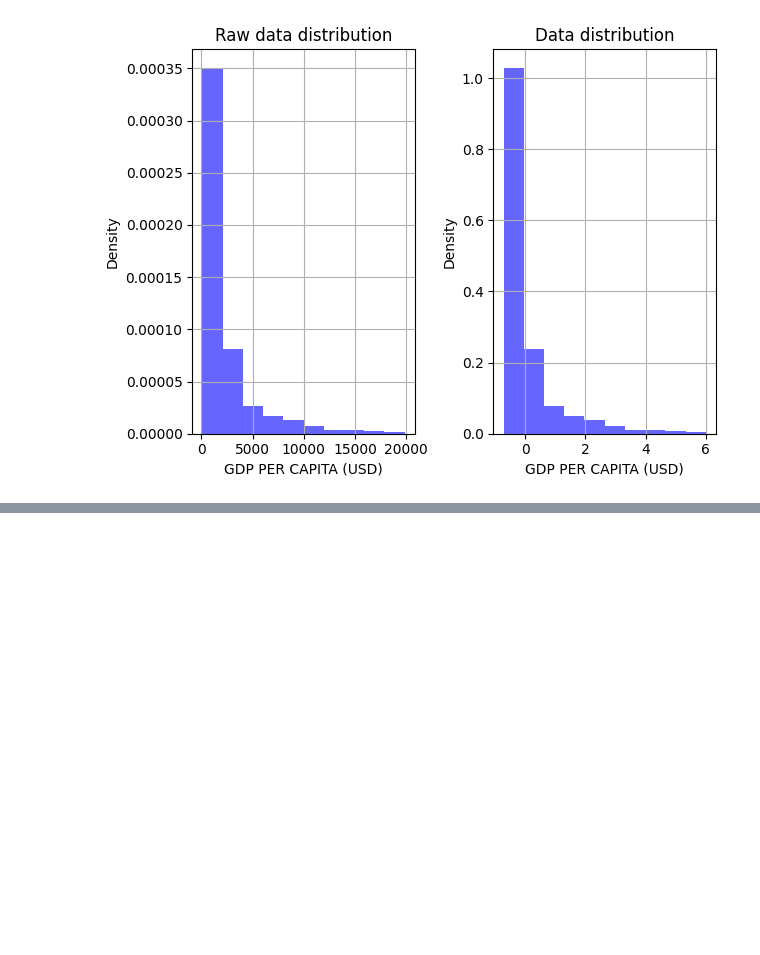
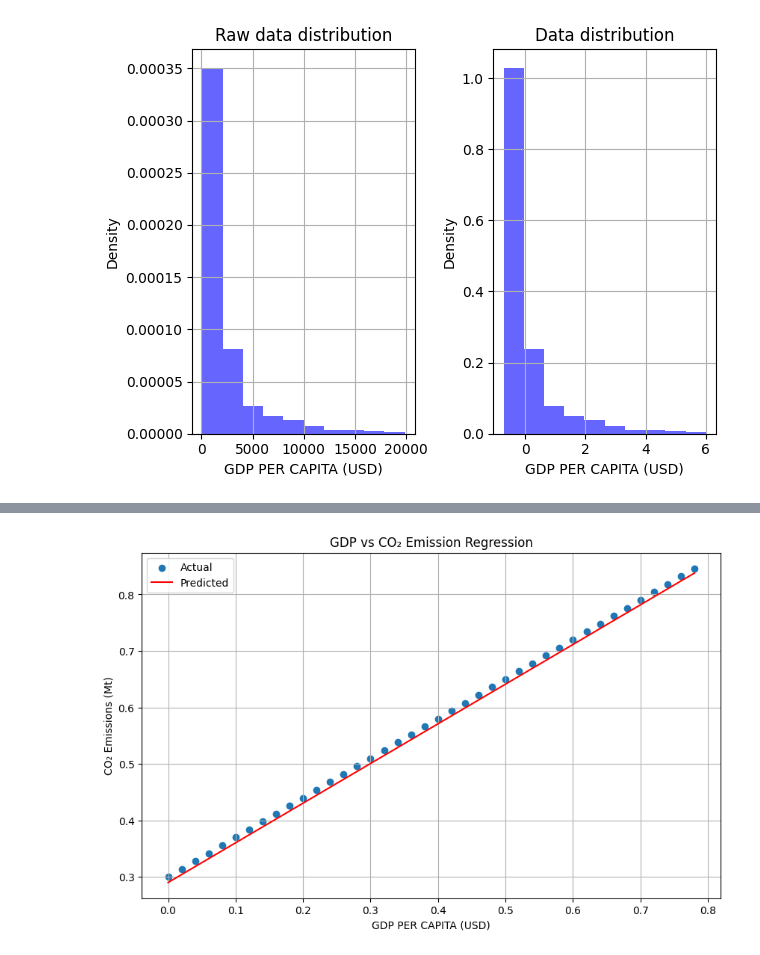
Before and after one commit to kiboiWanjohi/EASY_ML, a Jupyter notebook: Tutorials/pytorch_tutorial_carbon_emmision_data.ipynb, the cells around one changed output, grey strips where cells are left out. Cells and saved outputs as stored; diff of their text form; code cells hidden in the pictures; blank space fills up the shorter version.

```diff
--- a/Tutorials/pytorch_tutorial_carbon_emmision_data.ipynb
+++ b/Tutorials/pytorch_tutorial_carbon_emmision_data.ipynb
@@ -969,0 +1139,14 @@ plt.show()
+# %%
+
+
+
+class LinearRegressionModel(nn.Module):
+    def __init__(self):
+        super(LinearRegressionModel, self).__init__()
+        self.linear = nn.Linear(1, 1)  # One input and one output feature
+
+    def forward(self, x):
+        return self.linear(x)
+
+model = LinearRegressionModel()
+model
@@ -969,0 +1209,18 @@ plt.show()
+# %%
+# convert to numpy for plotting
+X_cpu = X_train.cpu().numpy()
+y_cpu = y_train.cpu().numpy()
+y_pred_cpu = y_pred.detach().numpy()
+
+# Plot
+plt.figure(figsize=(10, 6))
+plt.scatter(X_cpu, y_cpu, label="Actual")
+plt.plot(X_cpu, y_pred_cpu, color="red", label="Predicted")
+plt.xlabel("GDP PER CAPITA (USD)")
+plt.ylabel("CO₂ Emissions (Mt)")
+plt.title("GDP vs CO₂ Emission Regression")
+plt.legend()
+plt.grid(True)
+plt.show()
+# %% [output]
+[figure, added]
```
Also changed, not shown: parts of 27 cells of this notebook.
